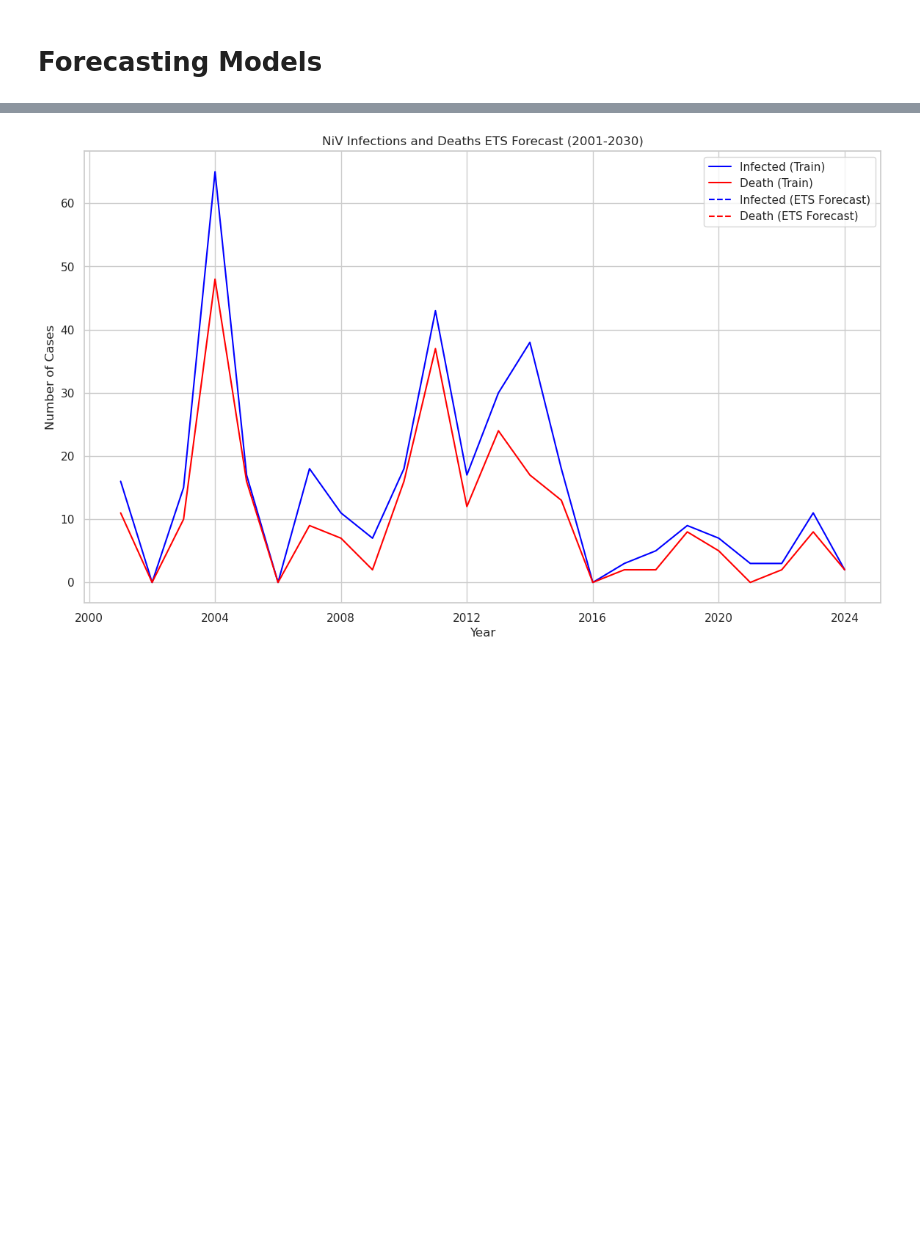
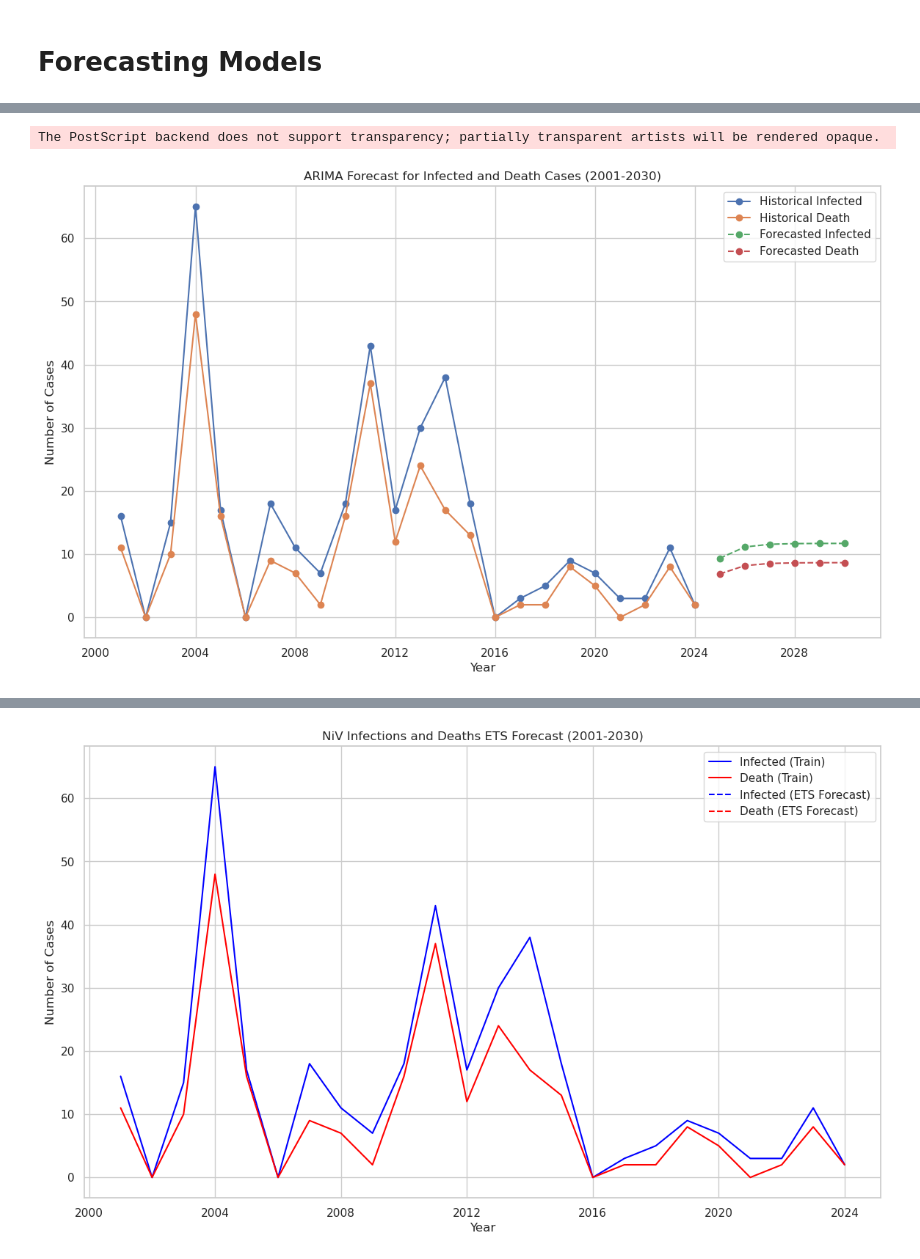
Before and after one commit to awnonbhowmik/NiV-Data-Analysis, a Jupyter notebook: analysis3.ipynb, the cells around one changed output, grey strips where cells are left out. Drawn from its saved outputs; the diff is of its cells as text; code cells hidden in the pictures; blank space fills up the shorter version.

```diff
--- a/analysis3.ipynb
+++ b/analysis3.ipynb
@@ -774,0 +849,65 @@ Freq: YS-JAN, Name: predicted_mean, dtype: float64
+# %%
+# 1. ARIMA Model
+
+# Define train and test sets
+train = data[:'2024']
+test = data['2025':]
+
+arima_model = ARIMA(train["Death"], order=(1, 1, 1))
+arima_fit = arima_model.fit()
+
+predictions = arima_fit.forecast(6)
+
+predictions
+# Generate forecast for Infected cases
+arima_model_infected = ARIMA(data["Infected"], order=(1, 1, 1))
+arima_fit_infected = arima_model_infected.fit()
+forecast_infected = arima_fit_infected.forecast(6)  # Forecasting for 2025-2030
+
+# Generate forecast for Death cases
+arima_model_death = ARIMA(data["Death"], order=(1, 1, 1))
+arima_fit_death = arima_model_death.fit()
+forecast_death = arima_fit_death.forecast(steps=6)  # Forecasting for 2025-2030
+
+# Create a DataFrame for the forecasted values
+forecast_years = pd.date_range(start='2025', periods=6, freq='YS')
+forecast_df = pd.DataFrame({
+    'Year': forecast_years,
+    'Infected': forecast_infected,
+    'Death': forecast_death
+}).set_index('Year')
+
+# Plot the forecasts
+plt.figure(figsize=(14, 8))
+plt.plot(data.index, data['Infected'], label='Historical Infected', marker='o')
+plt.plot(data.index, data['Death'], label='Historical Death', marker='o')
+plt.plot(forecast_df.index, forecast_df['Infected'], label='Forecasted Infected', marker='o', linestyle='--')
+plt.plot(forecast_df.index, forecast_df['Death'], label='Forecasted Death', marker='o', linestyle='--')
+plt.title('ARIMA Forecast for Infected and Death Cases (2001-2030)')
+plt.xlabel('Year')
+plt.ylabel('Number of Cases')
+plt.legend()
+plt.grid(True)
+
+# Save the plot
+output_path = os.path.join(output_dir, 'arima_forecast_infected_death.eps')
+plt.savefig(output_path, dpi=220, format='eps')
+
+output_path = os.path.join(output_dir, 'arima_forecast_infected_death.png')
+plt.savefig(output_path, dpi=220, format='png')
+
+# Display the plot
+plt.show()
+
+# Print summary of the ARIMA models
+print("ARIMA Model Summary for Infected Cases:")
+print(arima_fit_infected.summary())
+print("\nARIMA Model Summary for Death Cases:")
+print(arima_fit_death.summary())
+
+# Print the forecasted values
+print("\nForecasted Infected and Death Cases (2025-2030):")
+print(forecast_df)
+# %% [output]
+The PostScript backend does not support transparency; partially transparent artists will be rendered opaque.
+[figure, added]
```
Also changed, not shown: parts of 11 cells of this notebook, 10 other files.
